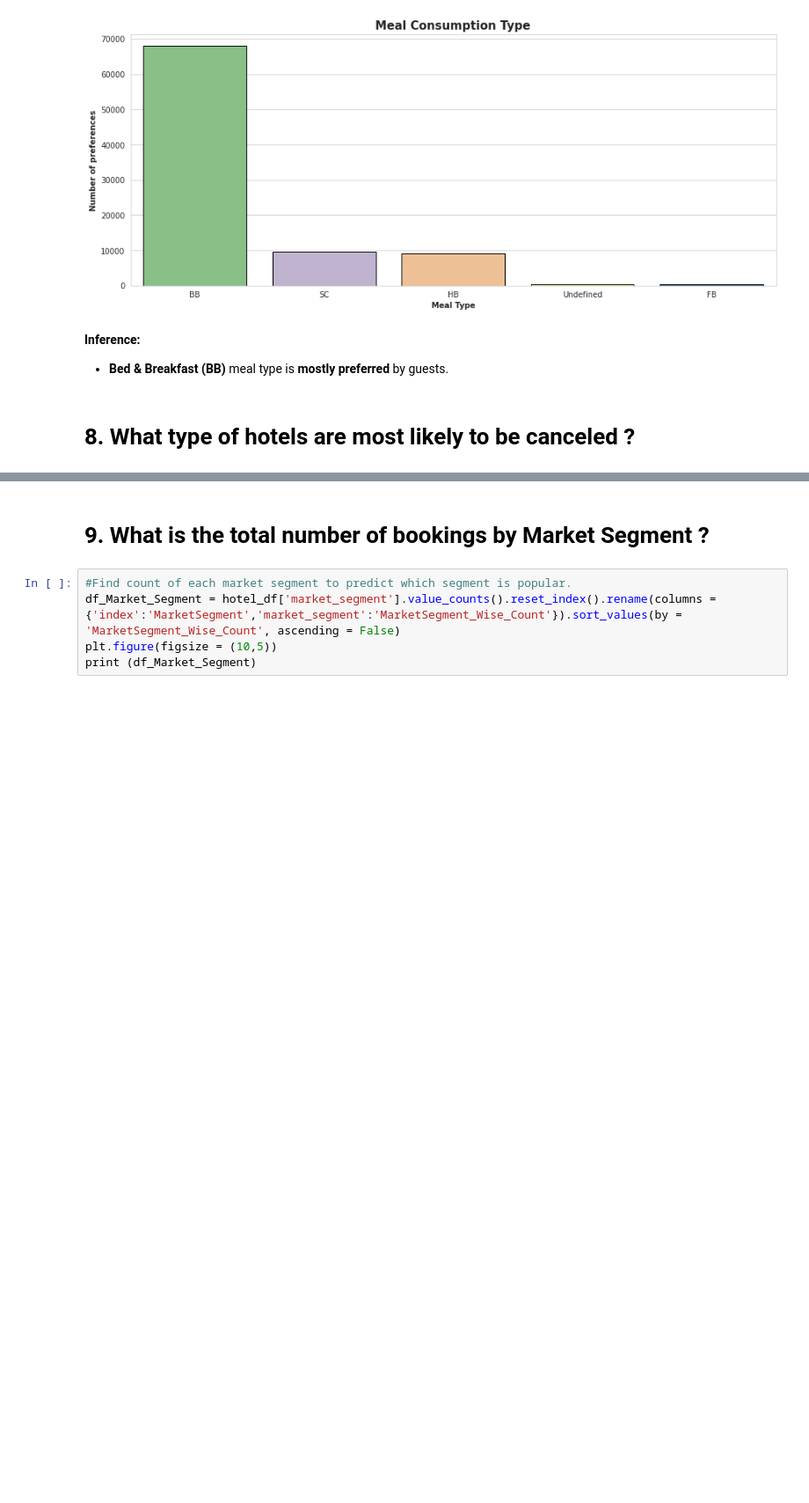
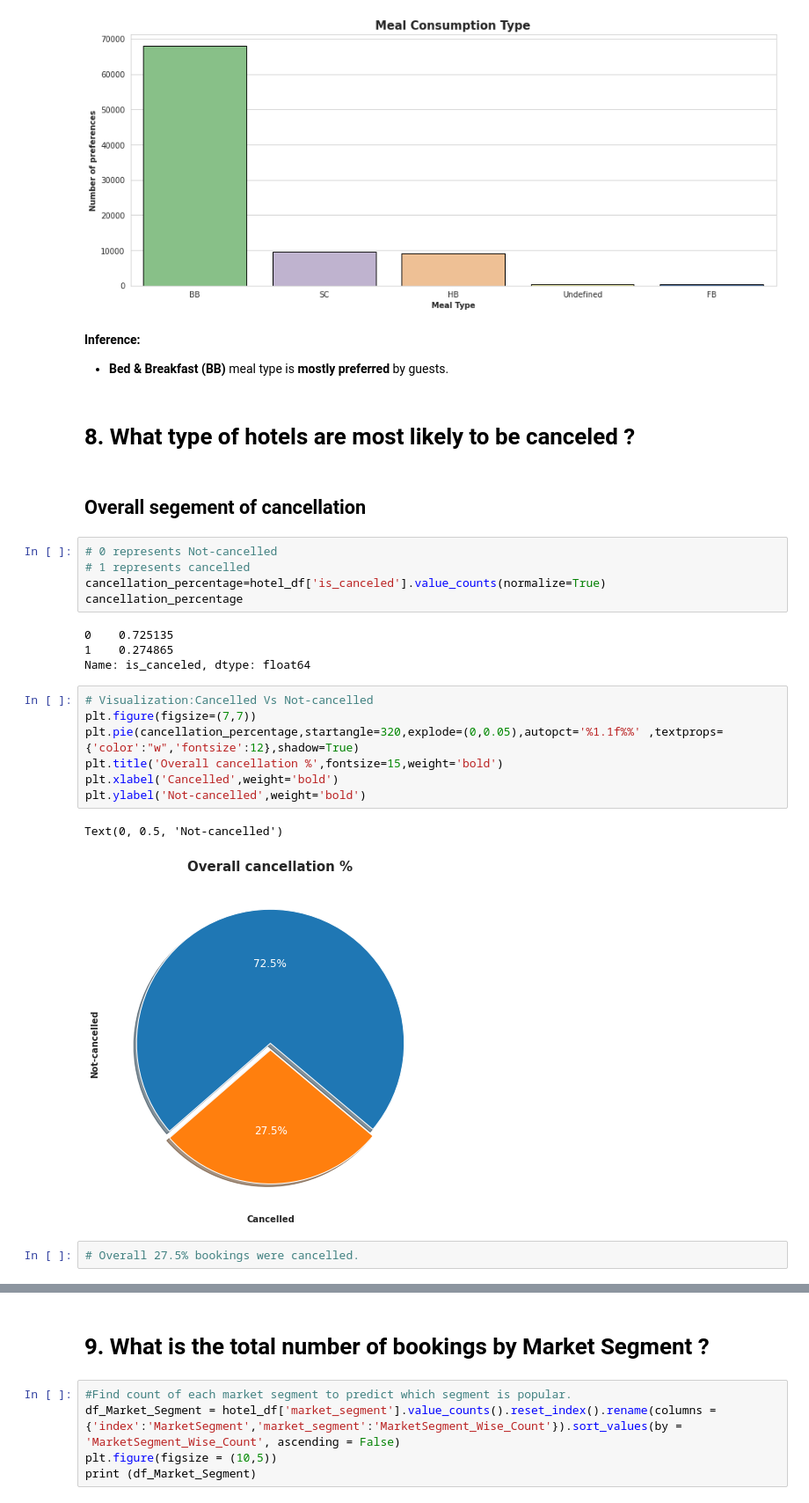
Before and after one commit to shrikantkute/EDA-Hotel-Booking, a Jupyter notebook: Hotel_Booking_EDA.ipynb, the cells around one changed output, grey strips where cells are left out. Shown at 88% size. Drawn from its saved outputs; the diff is of its cells as text; blank space fills up the shorter version.

```diff
--- a/Hotel_Booking_EDA.ipynb
+++ b/Hotel_Booking_EDA.ipynb
@@ -857,3 +889,26 @@ plt.show()
 * **Bed & Breakfast (BB)** meal type is  **mostly preferred** by guests.
 # %% [markdown]
 # 8. What type of hotels are most likely to be canceled ?
+# %% [markdown]
+## Overall segement of cancellation
+# %%
+# 0 represents Not-cancelled
+# 1 represents cancelled
+cancellation_percentage=hotel_df['is_canceled'].value_counts(normalize=True)
+cancellation_percentage
+# %% [output]
+0    0.725135
+1    0.274865
+Name: is_canceled, dtype: float64
+# %%
+# Visualization:Cancelled Vs Not-cancelled
+plt.figure(figsize=(7,7))
+plt.pie(cancellation_percentage,startangle=320,explode=(0,0.05),autopct='%1.1f%%' ,textprops={'color':"w",'fontsize':12},shadow=True)
+plt.title('Overall cancellation %',fontsize=15,weight='bold')
+plt.xlabel('Cancelled',weight='bold')
+plt.ylabel('Not-cancelled',weight='bold')
+# %% [output]
+Text(0, 0.5, 'Not-cancelled')
+[figure, added]
+# %%
+# Overall 27.5% bookings were cancelled.
```
Also changed, not shown: parts of 32 cells of this notebook.
